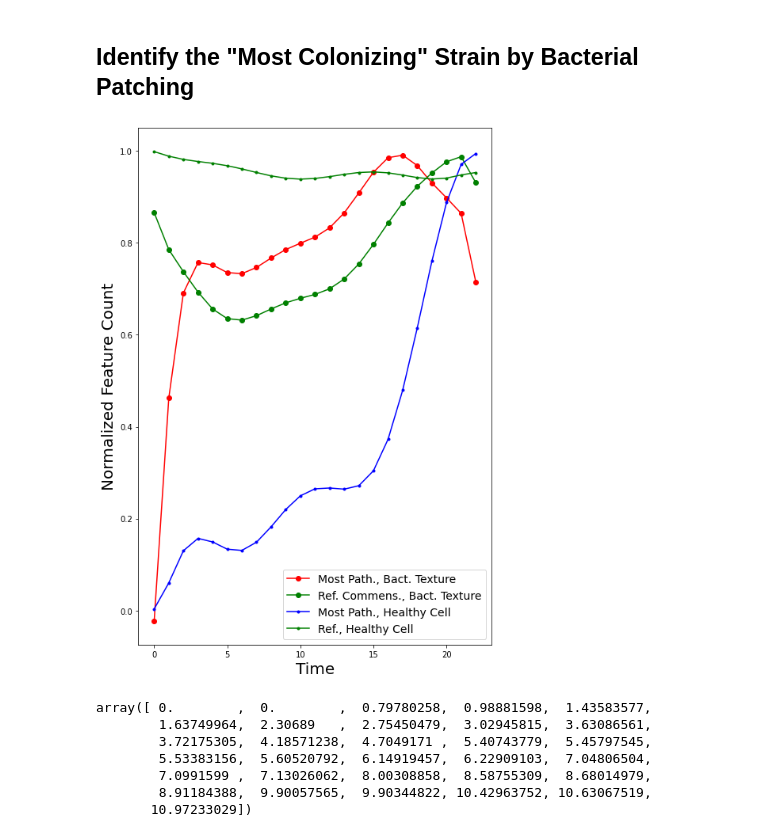
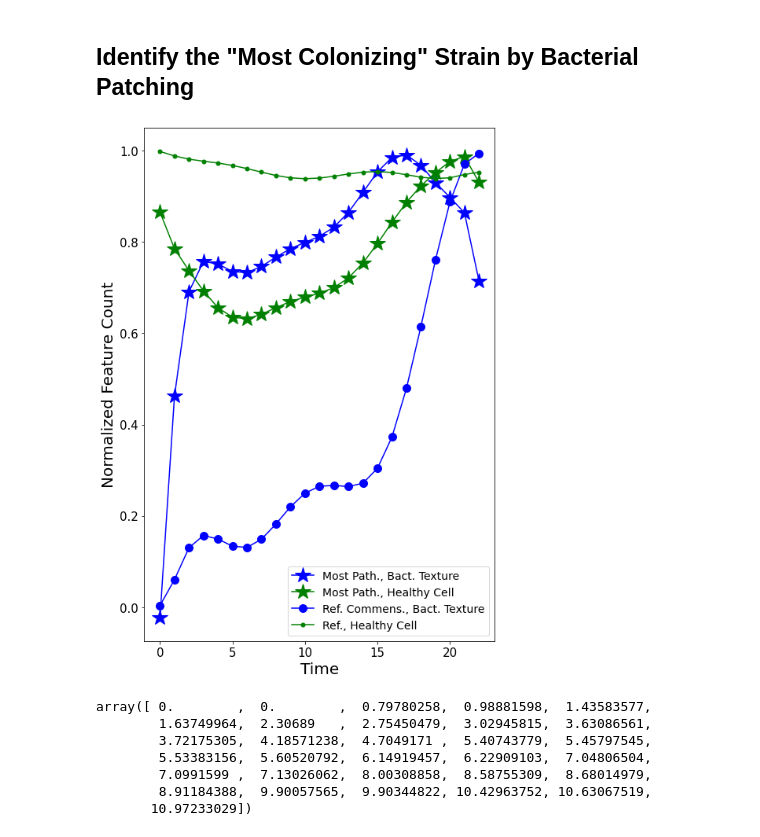
Before and after one commit to YeungRepo/FriendorFoe, a Jupyter notebook: Visualization/ClusterAnalysis_HCT116Curves.ipynb, the cells around one changed output. Drawn from its saved outputs; the diff is of its cells as text; code cells hidden in the pictures.

```diff
--- a/Visualization/ClusterAnalysis_HCT116Curves.ipynb
+++ b/Visualization/ClusterAnalysis_HCT116Curves.ipynb
@@ -22,43 +25,45 @@ Initial_Pathogenic_Strain = Most_Pathogenic_Strain;
 Discriminant_Kernel_Index = 2; # This is assuming we will classify based on the pathogenicity curve of 0 - healthy cell count, 1- unhealthy cell count, or 2- "bacterial patching"
 for Strain_Index in All_Strain_Nums:
     if np.sum(Num_to_Curve_Dict[Most_Pathogenic_Strain][Discriminant_Kernel_Index]\
               -Num_to_Curve_Dict[Strain_Index][Discriminant_Kernel_Index])<0:
         Most_Pathogenic_Strain = Strain_Index;
 
 t = np.arange(0,len(Num_to_Curve_Dict[Most_Pathogenic_Strain][Discriminant_Kernel_Index]*.5),1)
 
 
 
 from scipy.signal import savgol_filter
 
 plt.figure(figsize=(8,12))
 
 if filter_traces:
     This_Y = savgol_filter(Num_to_Curve_Dict[Most_Pathogenic_Strain][Discriminant_Kernel_Index], len(t), 9)
-    plt.plot(t,This_Y,'ro-')
+    plt.plot(t,This_Y,'b*-',markersize=20)
     This_Y = savgol_filter(Num_to_Curve_Dict[Most_Pathogenic_Strain][0], len(t), 9)
-    plt.plot(t,This_Y,'go-')
+    plt.plot(t,This_Y,'g*-',markersize=20)
 
     This_Y = savgol_filter(Num_to_Curve_Dict[Initial_Pathogenic_Strain][Discriminant_Kernel_Index], len(t), 9)
-    plt.plot(t,This_Y,'b.-')
+    plt.plot(t,This_Y,'bo-',markersize=10)
     This_Y = savgol_filter(Num_to_Curve_Dict[Initial_Pathogenic_Strain][0], len(t), 9)
-    plt.plot(t,This_Y,'g.-')
+    plt.plot(t,This_Y,'g.-',markersize=10)
 else:
     This_Y = Num_to_Curve_Dict[Most_Pathogenic_Strain][Discriminant_Kernel_Index]
-    plt.plot(t,This_Y,'ro-')
+    plt.plot(t,This_Y,'ro-',markersize=10)
     This_Y = Num_to_Curve_Dict[Most_Pathogenic_Strain][0]
-    plt.plot(t,This_Y,'go-')
+    plt.plot(t,This_Y,'go-',markersize=10)
 
     This_Y = Num_to_Curve_Dict[Initial_Pathogenic_Strain][Discriminant_Kernel_Index]
-    plt.plot(t,This_Y,'b.-')
+    plt.plot(t,This_Y,'b.-',markersize=10)
     This_Y = Num_to_Curve_Dict[Initial_Pathogenic_Strain][0]
-    plt.plot(t,This_Y,'g.-')
+    plt.plot(t,This_Y,'k.-',markersize=10)
 
 plt.xlabel('Time',size=20)
 plt.ylabel('Normalized Feature Count',size=20)
-h_leg = plt.legend(['Most Path., Bact. Texture' , 'Ref. Commens., Bact. Texture', 'Most Path., Healthy Cell','Ref., Healthy Cell'],fontsize=14,loc='lower right',frameon='false')
+plt.xticks(fontsize=15)
+plt.yticks(fontsize=15)
+h_leg = plt.legend(['Most Path., Bact. Texture' , 'Most Path., Healthy Cell', 'Ref. Commens., Bact. Texture','Ref., Healthy Cell'],fontsize=14,loc='lower right',frameon='false')
 # %% [output]
-[figure, old version]
+[figure, new version]
 # %%
 Strain_Scores[Ordered_Strain_Nums]
 # %% [output]
```
Also changed, not shown: parts of 30 cells of this notebook, 1 other file.
